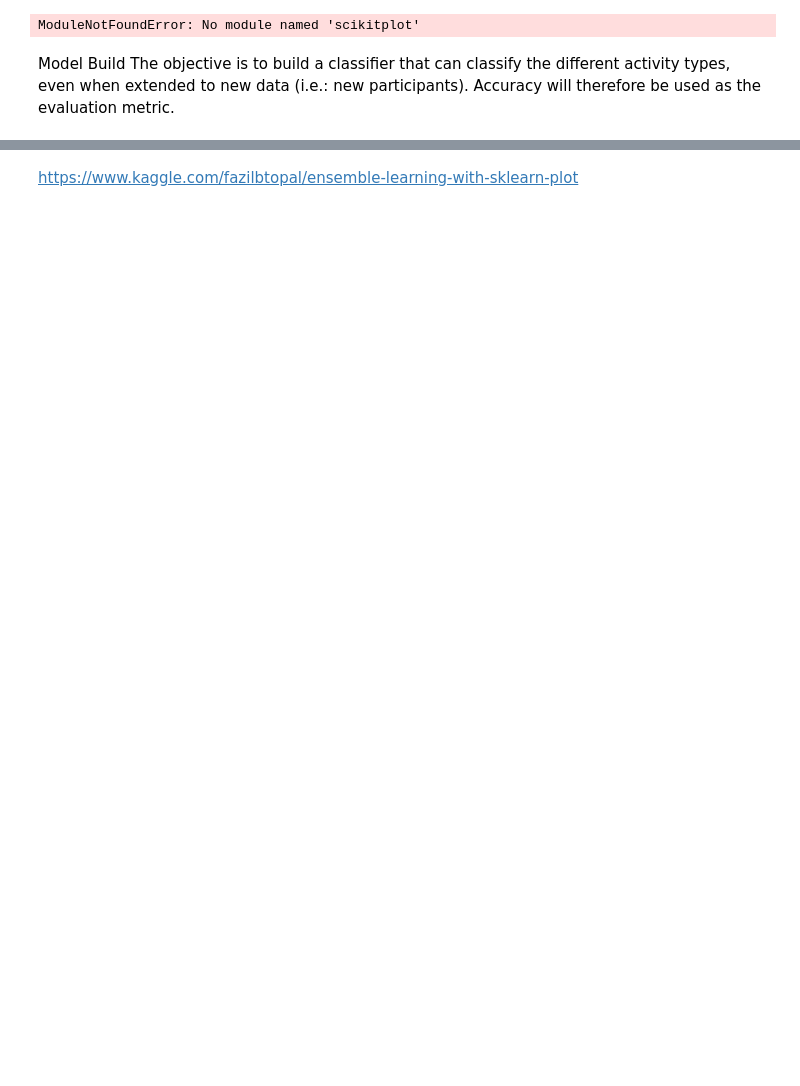
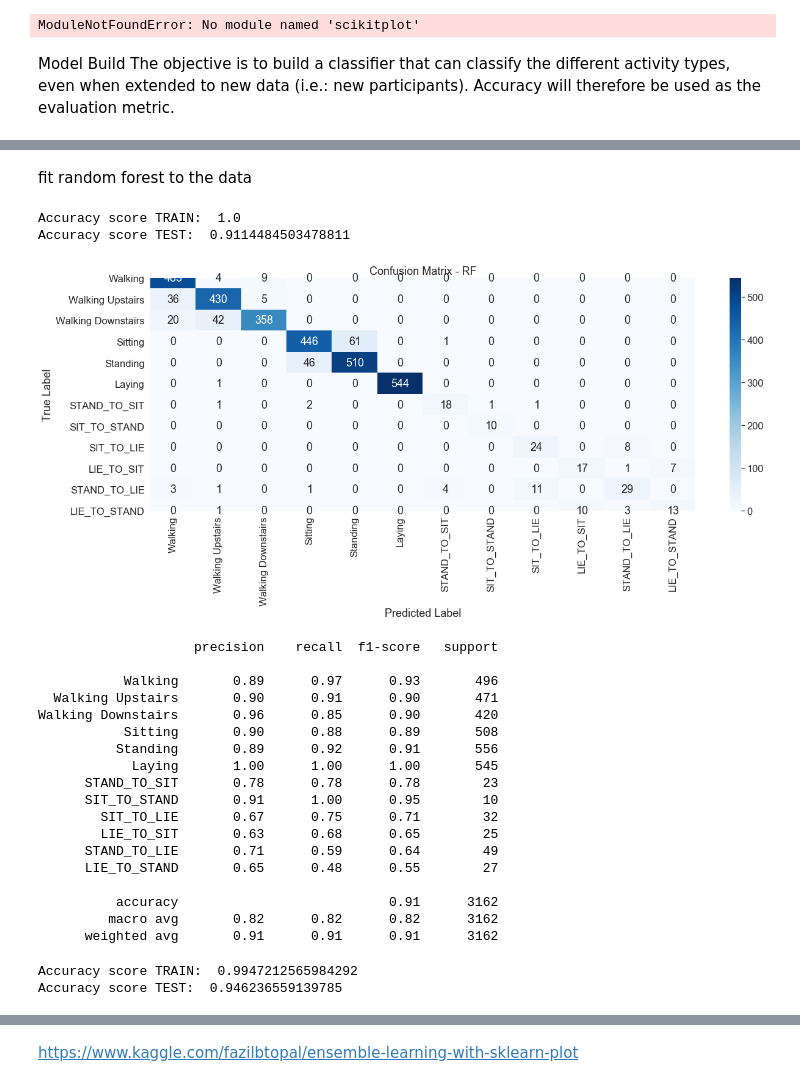
Before and after one commit to gmossy/human-activity-recognition, a Jupyter notebook: human_activity_dectector.ipynb, the cells around one changed output, grey strips where cells are left out. Cells and saved outputs as stored; diff of their text form; code cells hidden in the pictures; blank space fills up the shorter version.

```diff
--- a/human_activity_dectector.ipynb
+++ b/human_activity_dectector.ipynb
@@ -866,0 +875,79 @@ Walking Downstairs       0.95      0.78      0.85       420
+# %% [markdown]
+fit random forest to the data
+# %%
+# ref: https://github.com/bcheung888/udacity-capstone/blob/master/Human%20Activity%20Recognition.ipynb
+
+from sklearn.ensemble import RandomForestClassifier
+# fit random forest to the data
+# set n_estimators to 100. 10 is a bit low, and its been indicated it will change to this in a future version
+rf = RandomForestClassifier(n_estimators=100, random_state=42)
+rf.fit(X_train2, y_train2.values.ravel())
+
+train_pred = rf.predict(X_train2)
+rfy_pred = rf.predict(X_test2)
+
+print('Accuracy score TRAIN: ', format(accuracy_score(y_train2, train_pred)))
+print('Accuracy score TEST: ', format(accuracy_score(y_test2, rfy_pred)))
+# %% [output]
+Accuracy score TRAIN:  1.0
+Accuracy score TEST:  0.9114484503478811
+# %%
+# confusion matrix for RF
+cm = confusion_matrix(y_test2, rfy_pred)
+# Labels = ['Walking','Walking Upstairs','Walking Downstairs','Sitting','Standing','Laying']
+Labels = ['Walking','Walking Upstairs','Walking Downstairs','Sitting','Standing','Laying', 'STAND_TO_SIT','SIT_TO_STAND', 'SIT_TO_LIE', 'LIE_TO_SIT', 'STAND_TO_LIE', 'LIE_TO_STAND']
+
+ax = plt.axes()
+sns.heatmap(cm,
+            fmt='.0f',
+            annot=True,
+            cmap='Blues',
+            xticklabels=Labels,
+            yticklabels=Labels,
+            ax = ax)
+
+ax.set_title('Confusion Matrix - RF')
+ax.set_xlabel('Predicted Label')
+ax.set_ylabel('True Label')
+plt.show()
+
+# print classification report of Precision-Recall, f1-score accuracy scores
+# The classification_report function builds a text report showing the main classification metrics.
+#  precision is the ability of the classifier not to label as positive a sample that is negative,
+# and recall is the ability of the classifier to find all the positive sample
+from sklearn.metrics import classification_report, accuracy_score
+print(classification_report(y_test2, rfy_pred, target_names=Labels))
+# %% [output]
+[figure, added]
+                    precision    recall  f1-score   support
+
+           Walking       0.89      0.97      0.93       496
+  Walking Upstairs       0.90      0.91      0.90       471
+Walking Downstairs       0.96      0.85      0.90       420
+           Sitting       0.90      0.88      0.89       508
+          Standing       0.89      0.92      0.91       556
+            Laying       1.00      1.00      1.00       545
+      STAND_TO_SIT       0.78      0.78      0.78        23
+      SIT_TO_STAND       0.91      1.00      0.95        10
+        SIT_TO_LIE       0.67      0.75      0.71        32
+        LIE_TO_SIT       0.63      0.68      0.65        25
+      STAND_TO_LIE       0.71      0.59      0.64        49
+      LIE_TO_STAND       0.65      0.48      0.55        27
+
+          accuracy                           0.91      3162
+         macro avg       0.82      0.82      0.82      3162
+      weighted avg       0.91      0.91      0.91      3162
+# %%
+from sklearn.svm import LinearSVC, SVC
+# Fit a linear SVM to the data
+svc = LinearSVC(random_state=42)
+svc.fit(X_train2, y_train2.values.ravel())
+
+train_pred = svc.predict(X_train2)
+SVCy_pred = svc.predict(X_test2)
+
+print('Accuracy score TRAIN: ', format(accuracy_score(y_train2, train_pred)))
+print('Accuracy score TEST: ', format(accuracy_score(y_test2, SVCy_pred)))
+# %% [output]
+Accuracy score TRAIN:  0.9947212565984292
+Accuracy score TEST:  0.946236559139785
```
Also changed, not shown: parts of 42 cells of this notebook.
